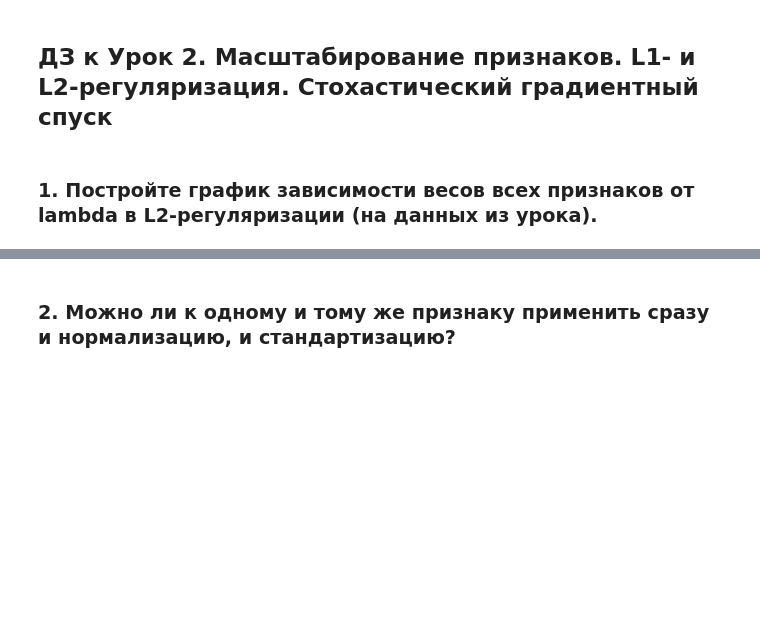
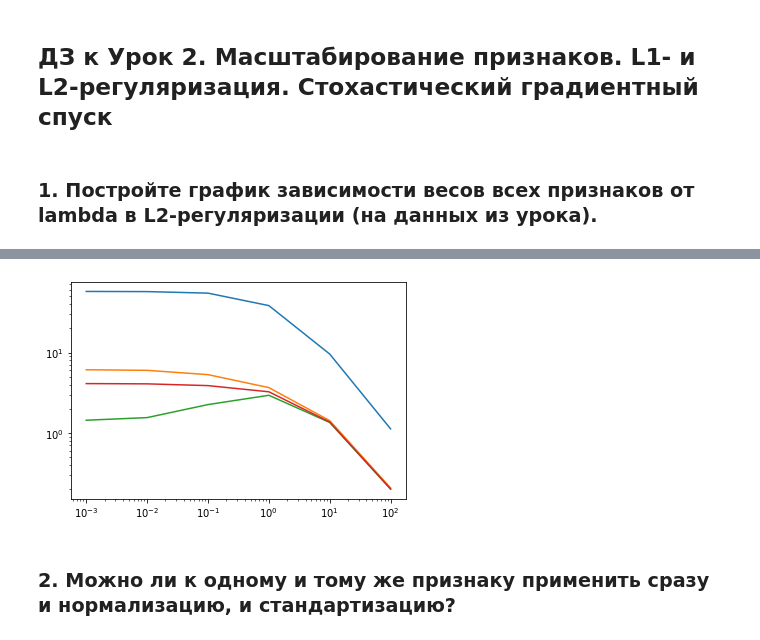
Before and after one commit to barinsm/GeekBrains, a Jupyter notebook: hw02.ipynb, the cells around one changed output, grey strips where cells are left out. Drawn from its saved outputs; the diff is of its cells as text; code cells hidden in the pictures; blank space fills up the shorter version.

```diff
--- a/hw02.ipynb
+++ b/hw02.ipynb
@@ -253,3 +251,6 @@ array([57.39713014,  6.12102515,  1.4301203 ,  4.11587451])
 ## ДЗ к Урок 2. Масштабирование признаков. L1- и L2-регуляризация. Стохастический градиентный спуск
 # %% [markdown]
 ### 1. Постройте график зависимости весов всех признаков от lambda в L2-регуляризации (на данных из урока).
+# %%
+lambda_set = np.logspace(-3, 2, 6)
+lambda_set
@@ -255,0 +259,3 @@ array([57.39713014,  6.12102515,  1.4301203 ,  4.11587451])
+# %%
+w_set = [eval_model_reg2(X_st, y, iterations=5000, alpha=1e-2, lambda_=itm) for itm in lambda_set]
+w_set
@@ -256,3 +286,12 @@ array([57.39713014,  6.12102515,  1.4301203 ,  4.11587451])
+# %%
+w_set = np.array(w_set)
+plt.xscale(value='log')
+plt.yscale(value='log')
+for i in range(w_set.shape[1]):
+    plt.plot(lambda_set, w_set[:, i])
+plt.show()
+# %% [output]
+[figure, added]
 # %% [markdown]
 ### 2. Можно ли к одному и тому же признаку применить сразу и нормализацию, и стандартизацию?
 # %% [markdown]
```
Also changed, not shown: parts of 3 cells of this notebook.
